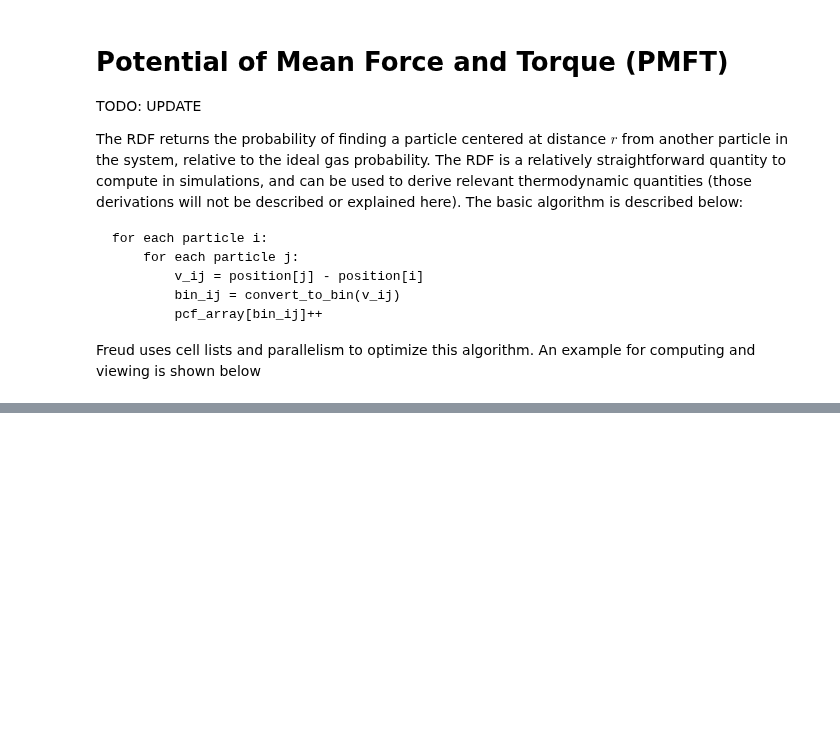
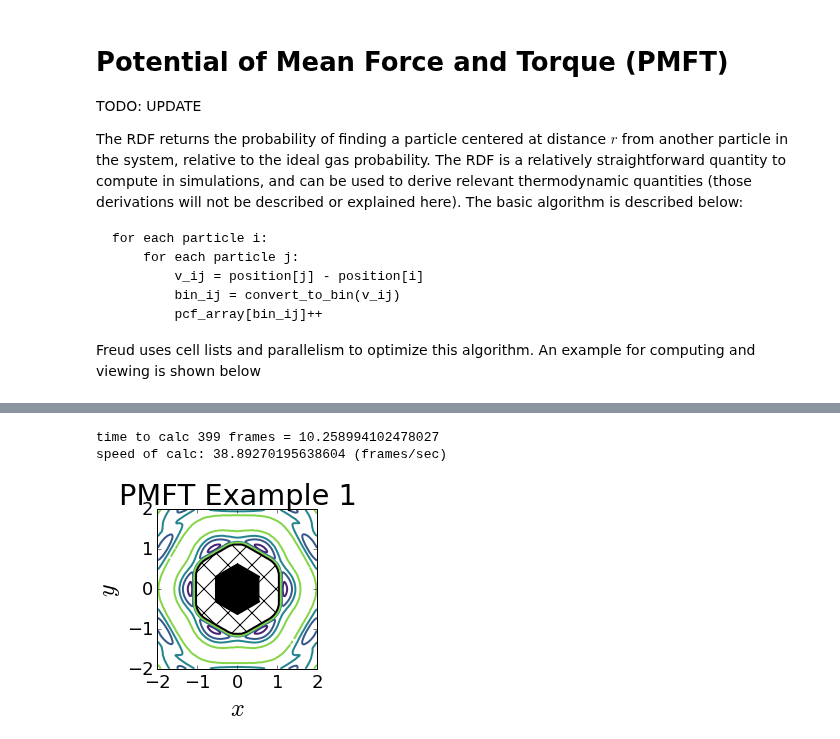
Before and after one commit to glotzerlab/freud-examples, a Jupyter notebook: AIChE PMFT.ipynb, the cells around one changed output, grey strips where cells are left out. Cells and saved outputs as stored; diff of their text form; code cells hidden in the pictures; blank space fills up the shorter version.

```diff
--- a/AIChE PMFT.ipynb
+++ b/AIChE PMFT.ipynb
@@ -218,31 +217,35 @@ for i in range(pmft.getNBinsX()):
             pmft_arr[j, i] = 10.0
 w = int(2.0 * pmft.getNBinsX() / (2.0 * 3.0))
 center = int(pmft.getNBinsX()/2)
 # get the center of the histogram bins
 pmft_reduced = np.array(pmft_arr[center-w:center+w, center-w:center+w])
 pmft_smooth = gaussian_filter(pmft_reduced, 1)
 x = pmft.getX()
 y = pmft.getY()
 reduced_x = x[center-w:center+w]
 reduced_y = y[center-w:center+w]
 
-pyplot.figure()
+pyplot.figure(figsize=(8,8))
 pyplot.title("PMFT Example 1")
 norm = matplotlib.colors.Normalize(vmin=-2.5,vmax=3.0)
 values = [-2, -1, 0, 2]
 n_values = [norm(i) for i in values]
 colors = matplotlib.cm.viridis(n_values)
 colors = colors[:,:3]
 pyplot.contour(reduced_x, reduced_y, pmft_smooth, [-2, -1, 0, 2],
     colors=colors)
 pyplot.contour(reduced_x, reduced_y, pmft_smooth, [9, 10], colors="black")
 pyplot.contourf(reduced_x, reduced_y, pmft_smooth, [9, 10], hatches="X", colors="none")
 pyplot.plot(verts[:,0], verts[:,1], color="black", marker=",")
 pyplot.fill(verts[:,0], verts[:,1], color="black")
 pyplot.axes().set_aspect("equal")
 pyplot.xticks([i for i in range(-2, 3, 1)])
 pyplot.yticks([i for i in range(-2, 3, 1)])
 pyplot.xlabel(r"$x$")
 pyplot.ylabel(r"$y$")
 pyplot.tight_layout()
 pyplot.show()
+# %% [output]
+time to calc 399 frames = 10.258994102478027
+speed of calc: 38.89270195638604 (frames/sec)
+[figure, added]
```
Also changed, not shown: parts of 2 cells of this notebook, 3 other files.
